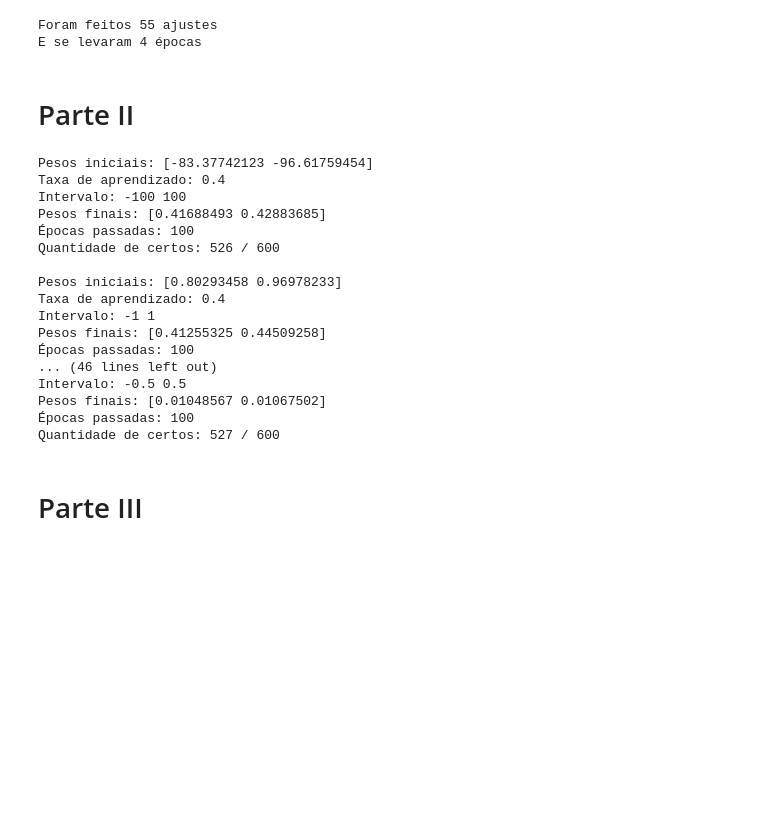
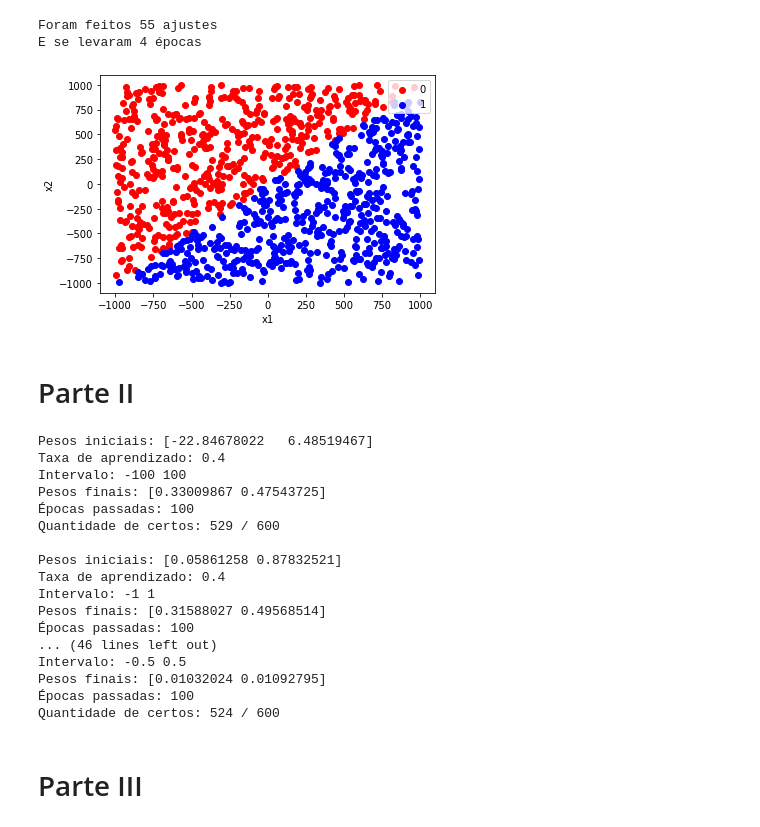
Before and after one commit to AlexTorres10/PP2-RNA, a Jupyter notebook: PP2.ipynb, the cells around one changed output. Saved outputs shown, nothing was run; the diff lists cells and outputs as text; code cells hidden in the pictures; blank space fills up the shorter version.

```diff
--- a/PP2.ipynb
+++ b/PP2.ipynb
@@ -77,6 +77,30 @@ print("E se levaram",epoca,"épocas")
 # %% [output]
 Foram feitos 55 ajustes
 E se levaram 4 épocas
+# %%
+import pandas as pd
+
+df = pd.DataFrame(dataAll, columns=['x1', 'x2', 'yd'])
+
+x0 = np.array(df[df['yd'] == 0])
+x1 = np.array(df[df['yd'] == 1])
+
+X = [x0, x1]
+colors = ["red", "blue"]
+
+for x, c in zip(X, colors):
+    if c == "red":
+        plt.scatter(x[:,0], x[:,1], color = c, label = "0")
+    else:
+        plt.scatter(x[:,0], x[:,1], color = c, label = "1")
+
+plt.legend()
+plt.xlabel("x1")
+plt.ylabel("x2")
+
+plt.show()
+# %% [output]
+[figure, added]
 # %% [markdown]
 # Parte II
 # %%
@@ -125,23 +149,23 @@ for N in nl:
         print("Quantidade de certos:",np.count_nonzero(err == 0),"/",len(x))
         print()
 # %% [output]
-Pesos iniciais: [-83.37742123 -96.61759454]
+Pesos iniciais: [-22.84678022   6.48519467]
 Taxa de aprendizado: 0.4
 Intervalo: -100 100
-Pesos finais: [0.41688493 0.42883685]
+Pesos finais: [0.33009867 0.47543725]
 Épocas passadas: 100
-Quantidade de certos: 526 / 600
+Quantidade de certos: 529 / 600
 
-Pesos iniciais: [0.80293458 0.96978233]
+Pesos iniciais: [0.05861258 0.87832521]
 Taxa de aprendizado: 0.4
 Intervalo: -1 1
-Pesos finais: [0.41255325 0.44509258]
+Pesos finais: [0.31588027 0.49568514]
 Épocas passadas: 100
 ... (46 lines left out)
 Intervalo: -0.5 0.5
-Pesos finais: [0.01048567 0.01067502]
+Pesos finais: [0.01032024 0.01092795]
 Épocas passadas: 100
-Quantidade de certos: 527 / 600
+Quantidade de certos: 524 / 600
 # %% [markdown]
 # Parte III
 # %%
```
Also changed, not shown: parts of 5 cells of this notebook.
